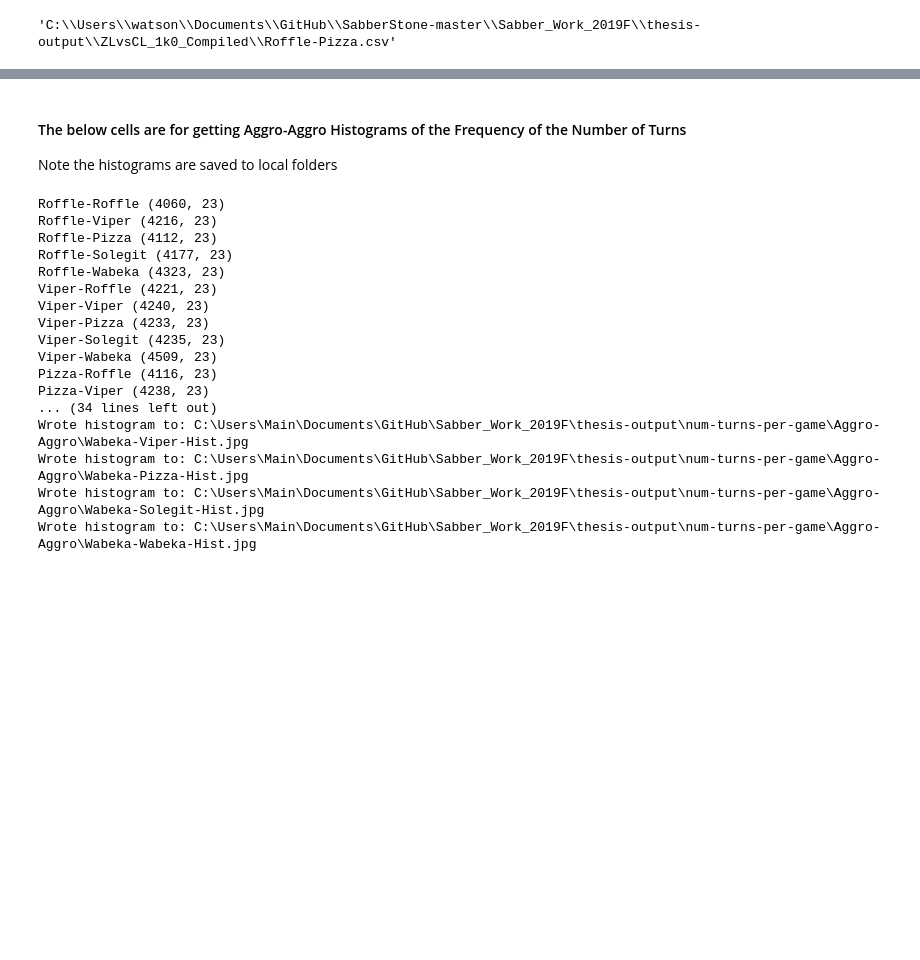
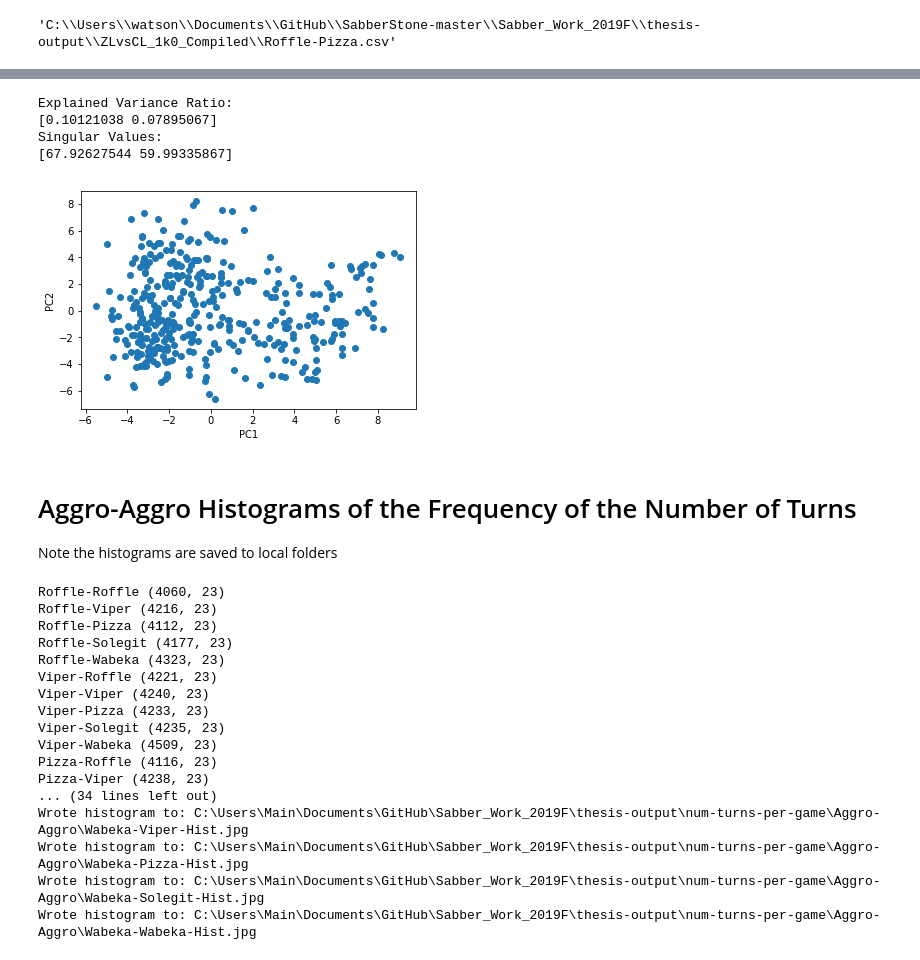
Before and after one commit to cww5/Sabber_Work_2019F, a Jupyter notebook: thesis-extensions/Spring_Data_Analysis.ipynb, the cells around one changed output, grey strips where cells are left out. Saved outputs shown, nothing was run; the diff lists cells and outputs as text; code cells hidden in the pictures; blank space fills up the shorter version.

```diff
--- a/thesis-extensions/Spring_Data_Analysis.ipynb
+++ b/thesis-extensions/Spring_Data_Analysis.ipynb
@@ -514,5 +510,20 @@ Singular Values:
+# %%
+ac_ro = get_cleaned_match_df(agg_con_folders[0])
+ac_ro_minturns = get_games_min_num_turns(ac_ro)
+fv_ac_ro = get_featurevector_gameset(ac_ro_minturns)
+ac_ro_comps, ac_ro_scaled = get_principal_components(fv_ac_ro)
+plt.scatter(ac_ro_scaled[:,0], ac_ro_scaled[:,1])
+plt.xlabel('PC1')
+plt.ylabel('PC2')
+plt.show()
+# %% [output]
+Explained Variance Ratio:
+[0.10121038 0.07895067]
+Singular Values:
+[67.92627544 59.99335867]
+[figure, added]
 # %% [markdown]
-#### The below cells are for getting Aggro-Aggro Histograms of the Frequency of the Number of Turns
+# Aggro-Aggro Histograms of the Frequency of the Number of Turns
 
 Note the histograms are saved to local folders
 # %%
```
Also changed, not shown: parts of 14 cells of this notebook.
